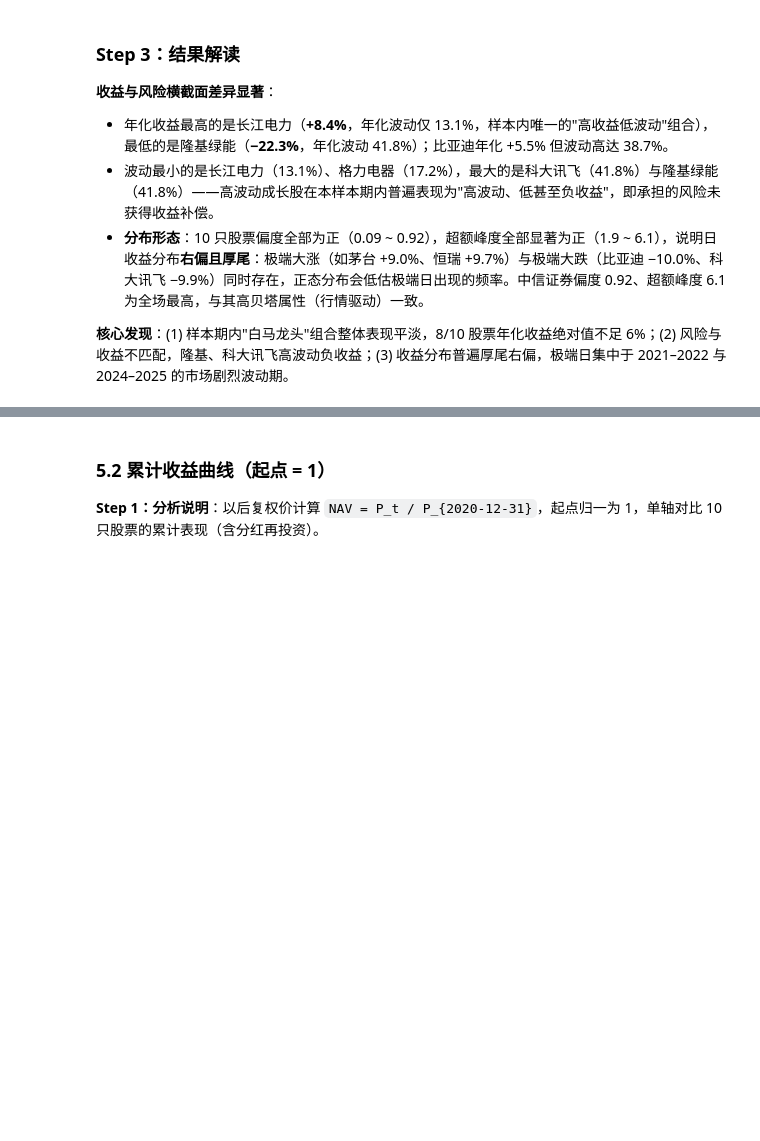
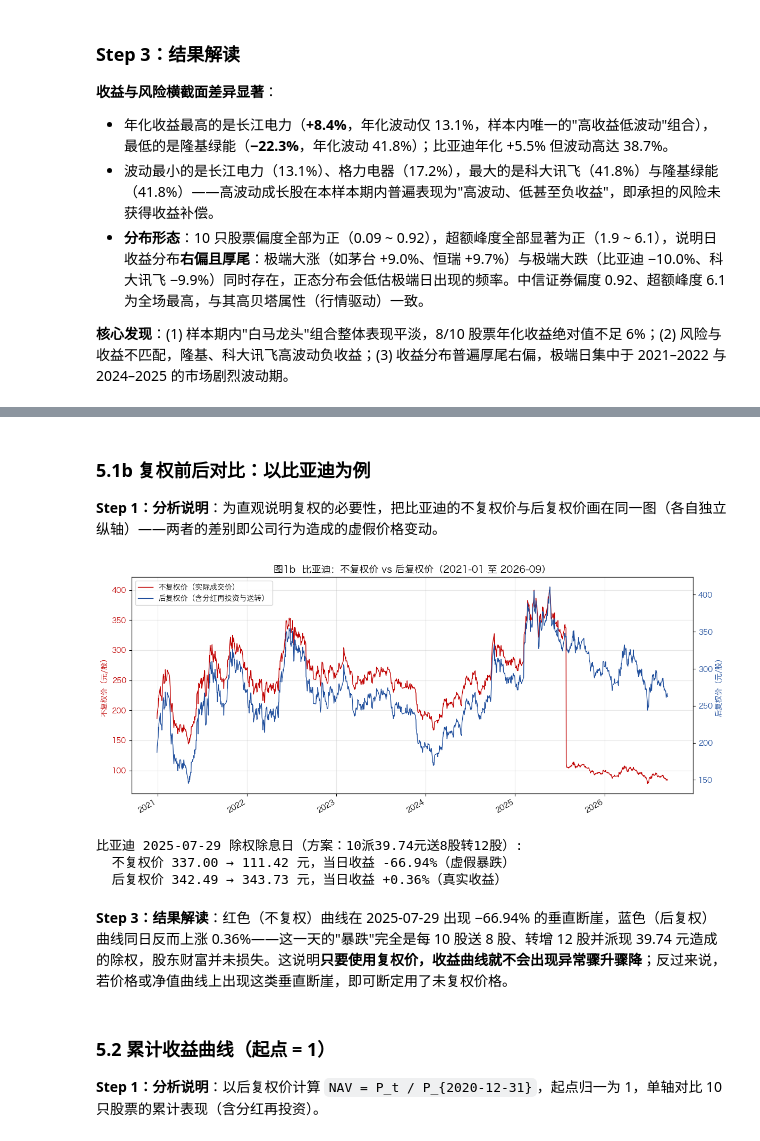
Before and after one commit to jenney33/FinEco-hw, a Jupyter notebook: hw02-1/hw02-1.ipynb, the cells around one changed output, grey strips where cells are left out. Drawn from its saved outputs; the diff is of its cells as text; code cells hidden in the pictures; blank space fills up the shorter version.

```diff
--- a/hw02-1/hw02-1.ipynb
+++ b/hw02-1/hw02-1.ipynb
@@ -312,3 +423,35 @@ plt.show()
+# %% [markdown]
+### 5.1b 复权前后对比：以比亚迪为例
+
+**Step 1：分析说明**：为直观说明复权的必要性，把比亚迪的不复权价与后复权价画在同一图（各自独立纵轴）——两者的差别即公司行为造成的虚假价格变动。
+# %%
+c = '002594'
+fig, ax1 = plt.subplots(figsize=(12, 5))
+ax1.plot(P_raw.index, P_raw[c], lw=1.0, color='#c00000', label='不复权价（实际成交价）')
+ax1.set_ylabel('不复权价（元/股）', color='#c00000'); ax1.tick_params(axis='y', labelcolor='#c00000')
+ax2 = ax1.twinx()
+ax2.plot(P_hfq.index, P_hfq[c], lw=1.0, color='#1f4e9c', label='后复权价（含分红再投资与送转）')
+ax2.set_ylabel('后复权价（元/股）', color='#1f4e9c'); ax2.tick_params(axis='y', labelcolor='#1f4e9c')
+ax1.set_title('图1b  比亚迪：不复权价 vs 后复权价（2021-01 至 2026-09）', fontsize=13)
+ax1.grid(alpha=0.3); fig.autofmt_xdate(rotation=30)
+h1, l1 = ax1.get_legend_handles_labels(); h2, l2 = ax2.get_legend_handles_labels()
+ax1.legend(h1 + h2, l1 + l2, loc='upper left', fontsize=10)
+plt.tight_layout()
+plt.savefig('figs/fig1b-raw-vs-hfq.png', dpi=150, bbox_inches='tight')
+plt.show()
+
+d = pd.Timestamp('2025-07-29')
+prev = P_hfq.index[P_hfq.index < d][-1]
+print(f'比亚迪 2025-07-29 除权除息日（方案：10派39.74元送8股转12股）:')
+print(f'  不复权价 {P_raw.loc[prev, c]:.2f} → {P_raw.loc[d, c]:.2f} 元，当日收益 {R_raw_all.loc[d, c]:+.2%}（虚假暴跌）')
+print(f'  后复权价 {P_hfq.loc[prev, c]:.2f} → {P_hfq.loc[d, c]:.2f} 元，当日收益 {R_hfq_all.loc[d, c]:+.2%}（真实收益）')
+# %% [output]
+[figure, added]
+比亚迪 2025-07-29 除权除息日（方案：10派39.74元送8股转12股）:
+  不复权价 337.00 → 111.42 元，当日收益 -66.94%（虚假暴跌）
+  后复权价 342.49 → 343.73 元，当日收益 +0.36%（真实收益）
+# %% [markdown]
+**Step 3：结果解读**：红色（不复权）曲线在 2025-07-29 出现 −66.94% 的垂直断崖，蓝色（后复权）曲线同日反而上涨 0.36%——这一天的"暴跌"完全是每 10 股送 8 股、转增 12 股并派现 39.74 元造成的除权，股东财富并未损失。这说明**只要使用复权价，收益曲线就不会出现异常骤升骤降**；反过来说，若价格或净值曲线上出现这类垂直断崖，即可断定用了未复权价格。
 # %% [markdown]
 ### 5.2 累计收益曲线（起点 = 1）
 
```
Also changed, not shown: parts of 12 cells of this notebook, 18 other files.
